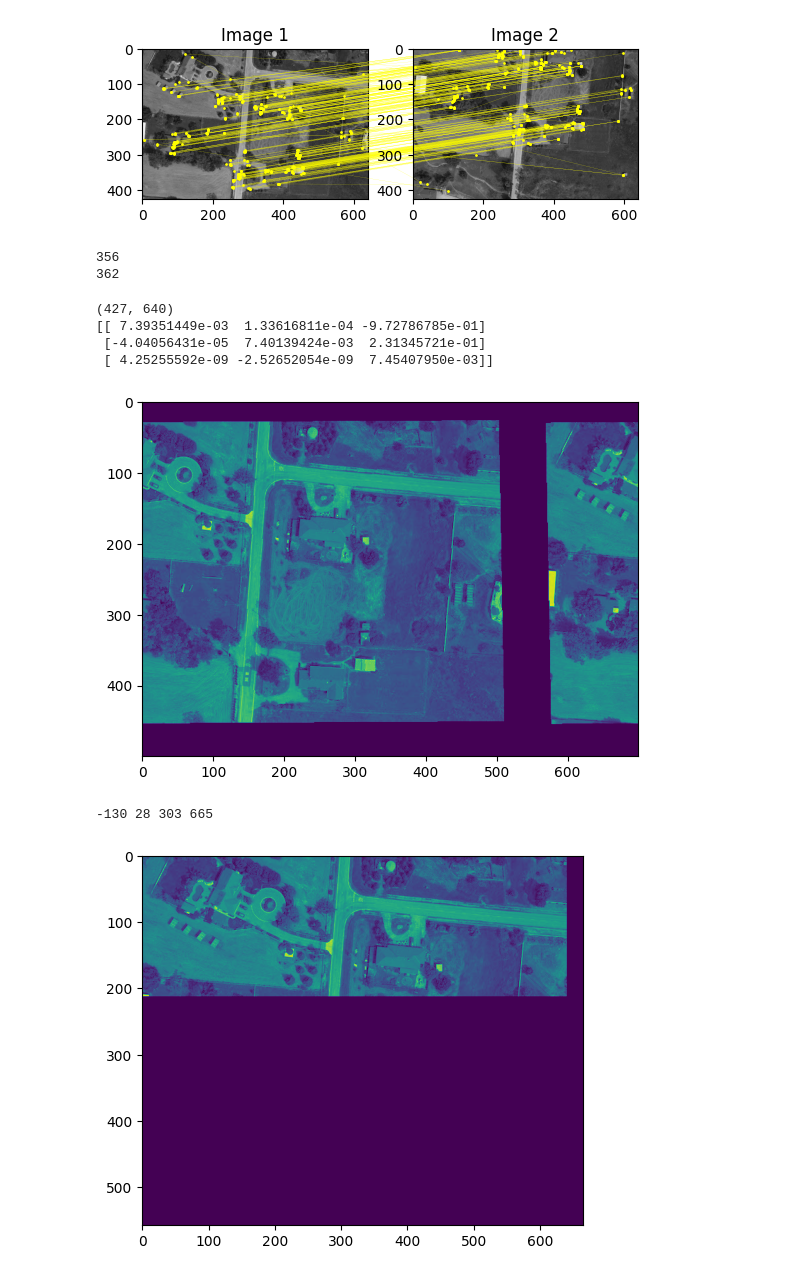
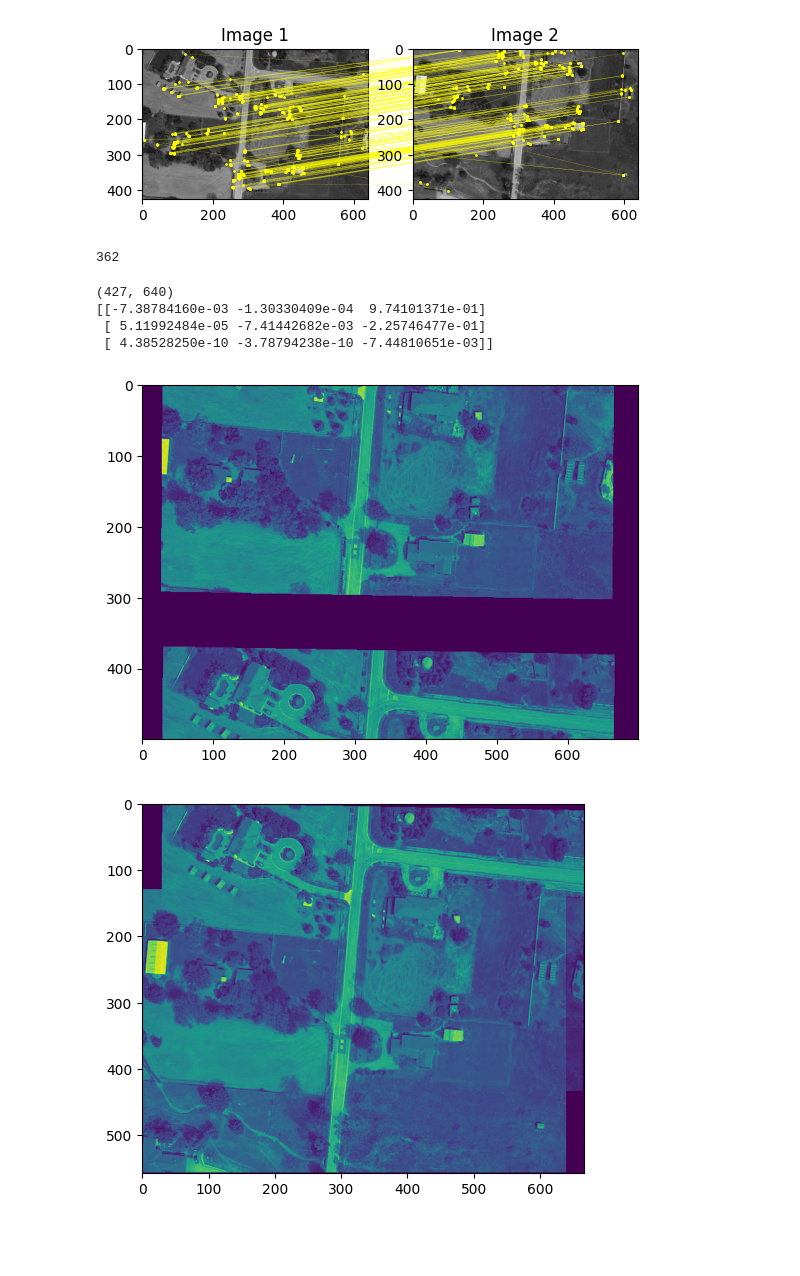
Before and after one commit to wgsxm/Computer-Vision-2023-fall-PKU, a Jupyter notebook: test.ipynb, the cells around one changed output. Saved outputs shown, nothing was run; the diff lists cells and outputs as text; code cells hidden in the pictures; blank space fills up the shorter version.

```diff
--- a/test.ipynb
+++ b/test.ipynb
@@ -157,10 +157,10 @@ def histogram_of_gradients(img, pix):
 # %%
 file_path = './Problem_Set_2/Problem2Images/1_1.jpg'
 file_path_2 = './Problem_Set_2/Problem2Images/1_2.jpg'
-image = cv2.imread(file_path)
-image_2 = cv2.imread(file_path_2)
-image = rgb_to_gray(image)
-image_2 = rgb_to_gray(image_2)
+image_ori = cv2.imread(file_path)
+image_ori_2 = cv2.imread(file_path_2)
+image = rgb_to_gray(image_ori)
+image_2 = rgb_to_gray(image_ori_2)
 corners_1 = corner_selection(harris_response(image,0.05,3),0.01,3)
 corners_2 = corner_selection(harris_response(image_2,0.05,3),0.01,3)
 # %%
@@ -249,10 +249,9 @@ def align_pair(pixels_1, pixels_2):
     return best_est_homo
 test = align_pair(pix_1,pix_2)
 # %% [output]
-356
 362
 # %%
-height, width = image.shape
+width, height = image.shape
 print(image.shape)
 #test= test/test[2][2]
 print(test)
@@ -262,19 +261,17 @@ for i in range(width):
        homo = [i,j,1]
        new = test@homo
        new = new/new[2]+1e-6
-
-
        new = [int(new[0]),int(new[1])]
-       new_pic[new[1],new[0]] = \
-       image[j,i]
+       new_pic[new[0],new[1]] = \
+       image[i,j]
 plt.imshow(new_pic)
 plt.show()
 # %% [output]
 (427, 640)
-[[ 7.39351449e-03  1.33616811e-04 -9.72786785e-01]
- [-4.04056431e-05  7.40139424e-03  2.31345721e-01]
- [ 4.25255592e-09 -2.52652054e-09  7.45407950e-03]]
+[[-7.38784160e-03 -1.30330409e-04  9.74101371e-01]
+ [ 5.11992484e-05 -7.41442682e-03 -2.25746477e-01]
+ [ 4.38528250e-10 -3.78794238e-10 -7.44810651e-03]]
-[figure, old version]
+[figure, new version]
 # %%
 def stitch_blend(img_1, img_2, est_homo):
     # hint:
@@ -283,47 +280,62 @@ def stitch_blend(img_1, img_2, est_homo):
     # Together with four corner pixels of the other image, we can get the size of new image plane.
     # Then, remap both image to new image plane and blend two images using Alpha Blending.
     # TODO
-
     # 先确定画布的大小，先算img1的四个角，把他弄到正的区域，然后算两幅图的起始位置
     WIDTH_1,HEIGHT_1 = img_1.shape
     WIDTH_2,HEIGHT_2 = img_2.shape
+    ALPHA = 0.5
+    homo_inverse = np.linalg.inv(est_homo)
     corners = [(0,0,1),(WIDTH_1-1,0,1),(0,HEIGHT_1-1,1),(WIDTH_1-1,HEIGHT_1-1,1)]
     startx_1,starty_1,endx_1,endy_1=float('inf'),float('inf'),-float('inf'),-float('inf')
     for corner in corners:
         modified_corner = est_homo@corner
         modified_corner = modified_corner/modified_corner[2]
         startx_1 = int(min(startx_1,modified_corner[0]))
         endx_1 = int(max(endx_1,modified_corner[0]))
         starty_1 = int(min(starty_1,modified_corner[1]))
         endy_1 = int(max(endy_1,modified_corner[1]))
     startx_2,starty_2,endx_2,endy_2=0,0,img_2.shape[0],img_2.shape[1]
-    print(startx_1,starty_1,endx_1,endy_1)
     if endx_1<=0 or endy_1<=0:
         raise RuntimeError("match failed") #意味着没有重合的区域
     if startx_1<0: #平移图像
-        endx_1-=startx_1
         startx_2-=startx_1
         endx_2-=startx_1
-    if starty_2<0: #平移图像
-        endy_1-=starty_1
+    else:
+        startx_1=0
+    if starty_1<0: #平移图像
         starty_2-=starty_1
         endy_2-=starty_1
+    else:
+        starty_1=0
     EST_WIDTH = max(endx_1,endx_2)+1
     EST_HEIGHT = max(endy_1,endy_2)+1
     est_img = np.zeros((EST_WIDTH,EST_HEIGHT))
-    for i in range(WIDTH_1//2):
-        for j in range(HEIGHT_1):
-            est_img[i,j]=img_1[i,j]
     # 写一个函数来确定点是否在重合的区域中，逆矩阵
-    # 先画img2，
-    # for i in range(WIDTH_2):
-    #     for j in range(HEIGHT_2):
-    #         est_img[startx_2+i,starty_2+j] = img_2[i,j]
+    def is_inside(point):
+        modified_point = homo_inverse@point
+        modified_point = modified_point / modified_point[2]
+        return (0<modified_point[0]<WIDTH_1 and 0<modified_point[1]<HEIGHT_1),modified_point
+    # 先画img2
+    for i in range(WIDTH_2):
+        for j in range(HEIGHT_2):
+            x,y=startx_2+i,starty_2+j
+            if is_inside([x+startx_1,y+starty_1,1])[0]:
+                est_img[x,y] = img_2[i,j]*ALPHA
+            else:
+                est_img[x,y] = img_2[i,j]
     # 然后画img1,这里可能需要插值，先不插
-
+    for i in range(EST_WIDTH):
+        for j in range(EST_HEIGHT):
+            flag, target = is_inside([i+startx_1,j+starty_1,1])
+            if flag:
+                x,y=int(target[0]),int(target[1])
+                # 如果在img2中
+                if startx_2<x<endx_2 and starty_2<y<endy_2:
+                    est_img[i,j]+=img_1[x,y]*(1-ALPHA)
+                else:
+                    est_img[i,j] = img_1[x,y]
     return est_img
 plt.imshow(stitch_blend(image,image_2,test))
 plt.show()
 # %% [output]
--130 28 303 665
-[figure, old version]
+[figure, new version]
```
